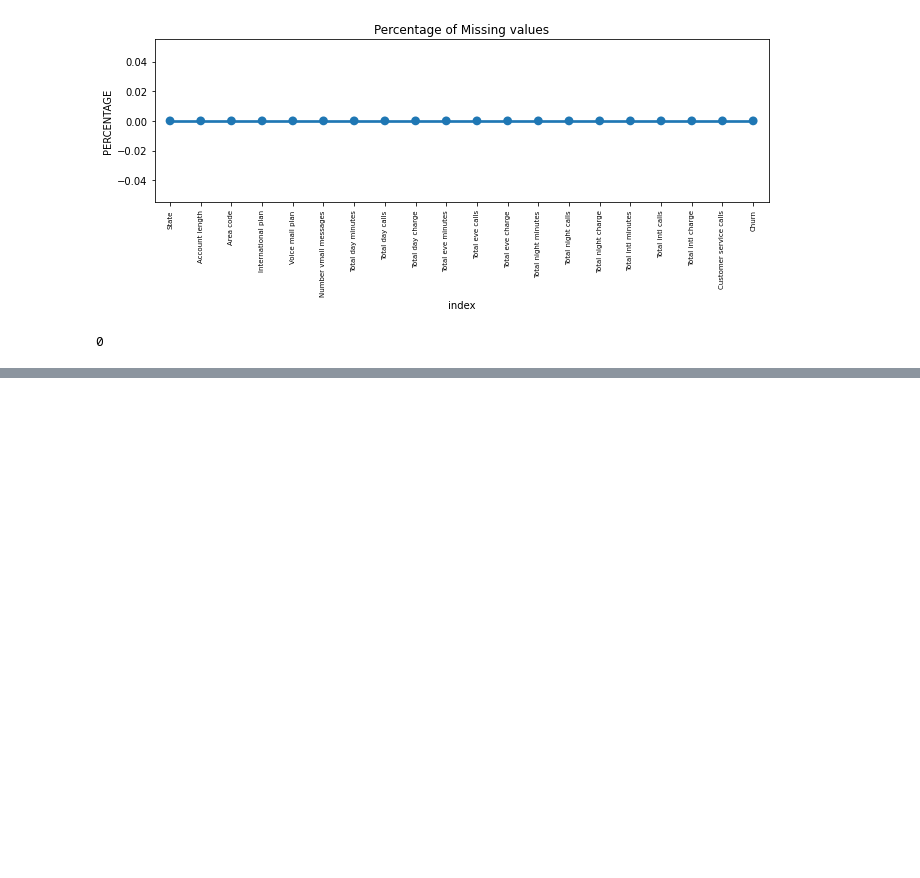
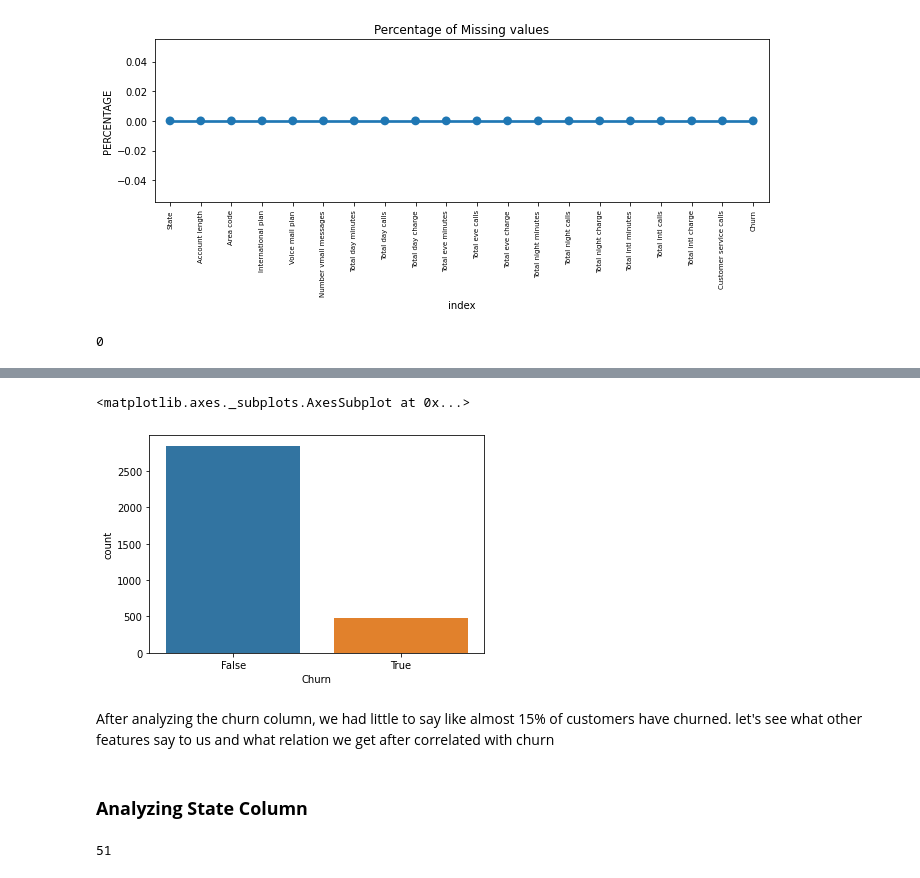
Before and after one commit to harshith9595/Telecom-churn-analysis, a Jupyter notebook: Telecom_Churn_Analysis_Capstone_Project.ipynb, the cells around one changed output, grey strips where cells are left out. Drawn from its saved outputs; the diff is of its cells as text; code cells hidden in the pictures; blank space fills up the shorter version.

```diff
--- a/Telecom_Churn_Analysis_Capstone_Project.ipynb
+++ b/Telecom_Churn_Analysis_Capstone_Project.ipynb
@@ -216,0 +310,15 @@ len(telecom_df[telecom_df.duplicated()])
+# %%
+#let's see churn by using countplot
+sns.countplot(x=telecom_df.Churn)
+# %% [output]
+<matplotlib.axes._subplots.AxesSubplot at 0x...>
+[figure, added]
+# %% [markdown]
+After analyzing the churn column, we had little to say like almost 15% of customers have churned. let's see what other features say to us and what relation we get after correlated with churn
+# %% [markdown]
+### **Analyzing State Column**
+# %%
+#printing the unique value of sate column
+telecom_df['State'].nunique()
+# %% [output]
+51
```
Also changed, not shown: parts of 45 cells of this notebook.
